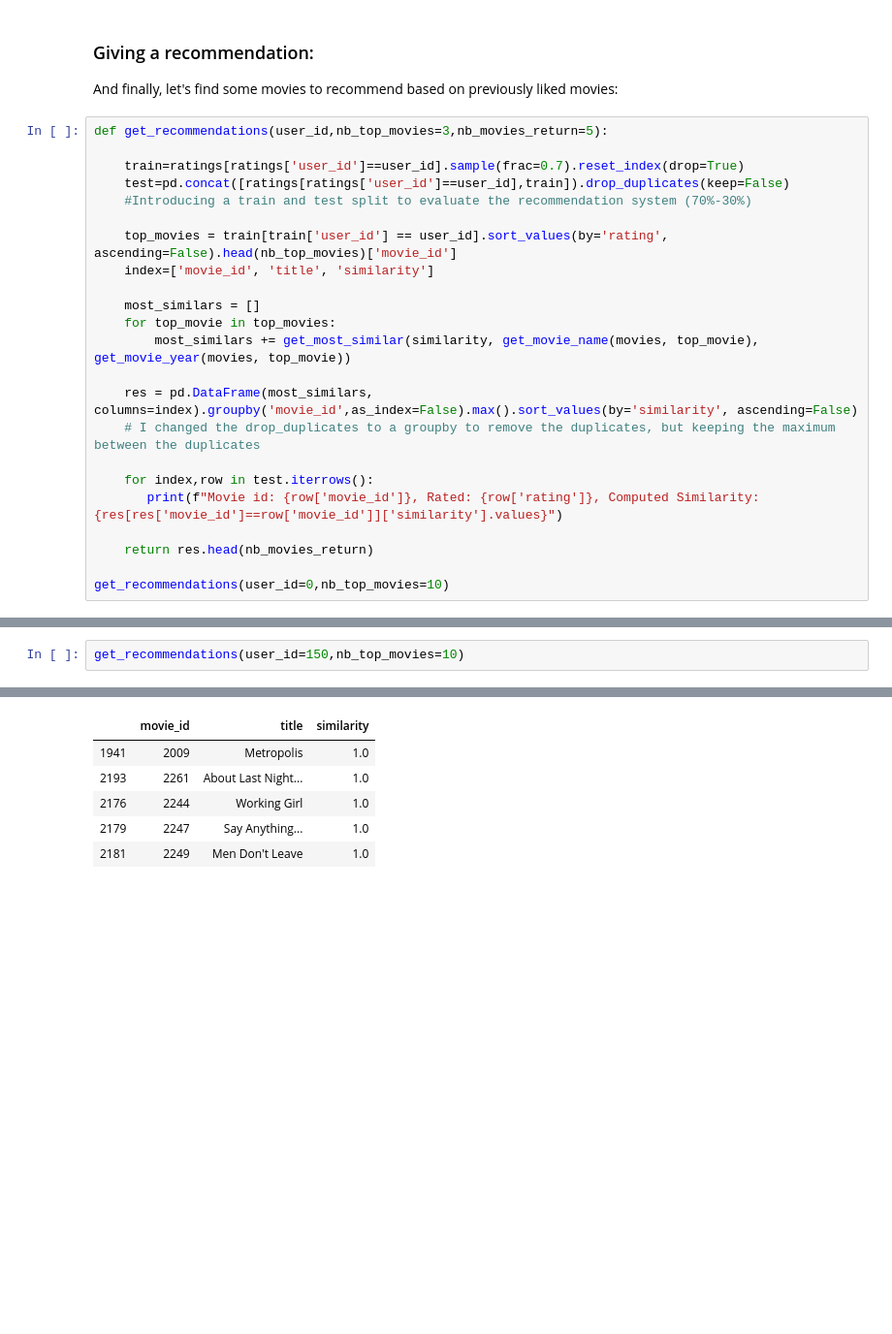
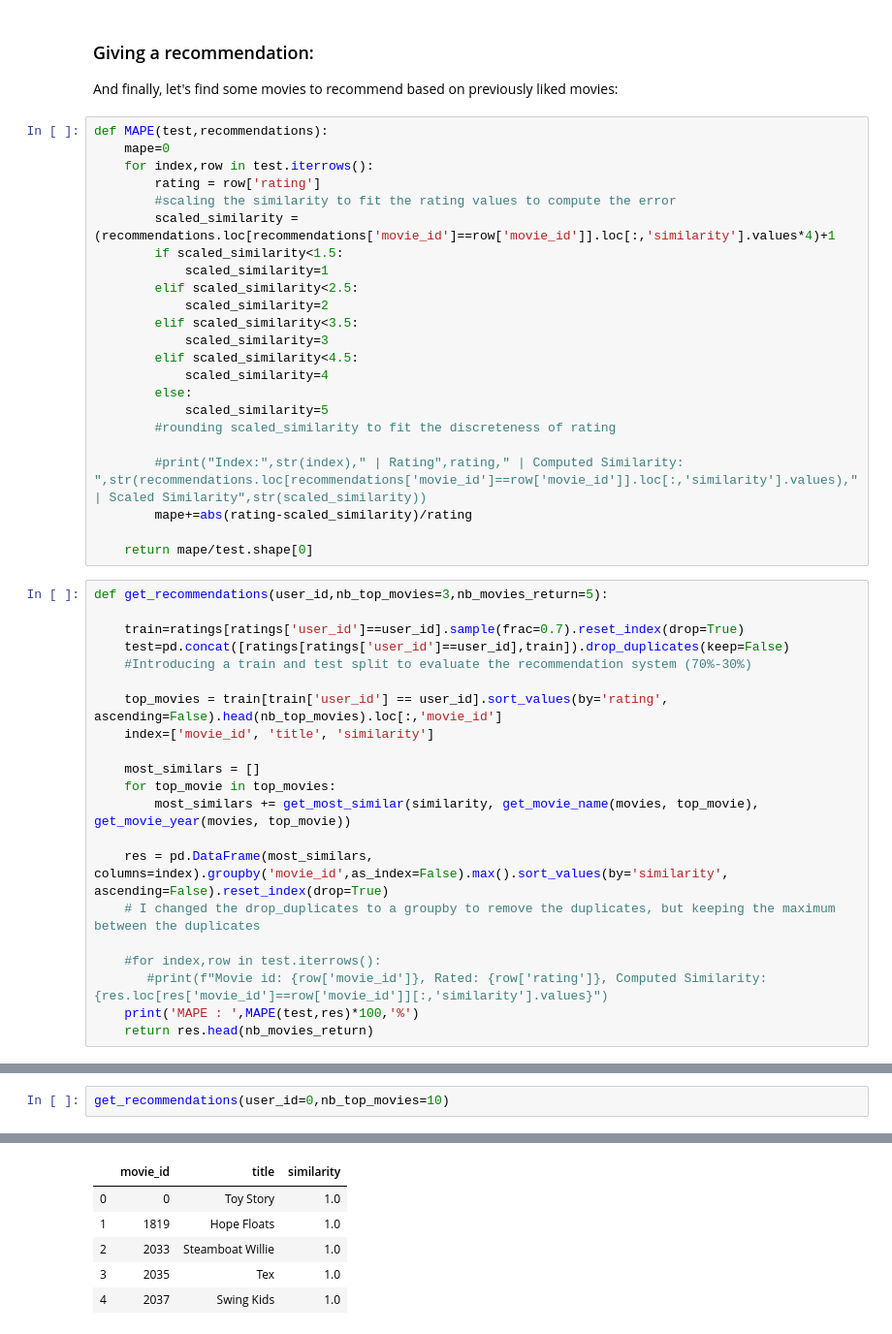
Before and after one commit to vprocure/mle-2020, a Jupyter notebook: project_internship_mle.ipynb, the cells around one changed output, grey strips where cells are left out. Shown at 97% size. Saved outputs shown, nothing was run; the diff lists cells and outputs as text; blank space fills up the shorter version.

```diff
--- a/project_internship_mle.ipynb
+++ b/project_internship_mle.ipynb
@@ -487,6 +502,29 @@ get_most_similar(similarity, 'Psycho', 1960)[:10]
 ### Giving a recommendation:
 
 And finally, let's find some movies to recommend based on previously liked movies:
+# %%
+def MAPE(test,recommendations):
+    mape=0
+    for index,row in test.iterrows():
+        rating = row['rating']
+        #scaling the similarity to fit the rating values to compute the error
+        scaled_similarity = (recommendations.loc[recommendations['movie_id']==row['movie_id']].loc[:,'similarity'].values*4)+1
+        if scaled_similarity<1.5:
+            scaled_similarity=1
+        elif scaled_similarity<2.5:
+            scaled_similarity=2
+        elif scaled_similarity<3.5:
+            scaled_similarity=3
+        elif scaled_similarity<4.5:
+            scaled_similarity=4
+        else:
+            scaled_similarity=5
+        #rounding scaled_similarity to fit the discreteness of rating
+
+        #print("Index:",str(index)," | Rating",rating," | Computed Similarity: ",str(recommendations.loc[recommendations['movie_id']==row['movie_id']].loc[:,'similarity'].values)," | Scaled Similarity",str(scaled_similarity))
+        mape+=abs(rating-scaled_similarity)/rating
+
+    return mape/test.shape[0]
 # %%
 def get_recommendations(user_id,nb_top_movies=3,nb_movies_return=5):
 
@@ -494,19 +532,17 @@ def get_recommendations(user_id,nb_top_movies=3,nb_movies_return=5):
     test=pd.concat([ratings[ratings['user_id']==user_id],train]).drop_duplicates(keep=False)
     #Introducing a train and test split to evaluate the recommendation system (70%-30%)
 
-    top_movies = train[train['user_id'] == user_id].sort_values(by='rating', ascending=False).head(nb_top_movies)['movie_id']
+    top_movies = train[train['user_id'] == user_id].sort_values(by='rating', ascending=False).head(nb_top_movies).loc[:,'movie_id']
     index=['movie_id', 'title', 'similarity']
 
     most_similars = []
     for top_movie in top_movies:
         most_similars += get_most_similar(similarity, get_movie_name(movies, top_movie), get_movie_year(movies, top_movie))
 
-    res = pd.DataFrame(most_similars, columns=index).groupby('movie_id',as_index=False).max().sort_values(by='similarity', ascending=False)
+    res = pd.DataFrame(most_similars, columns=index).groupby('movie_id',as_index=False).max().sort_values(by='similarity', ascending=False).reset_index(drop=True)
     # I changed the drop_duplicates to a groupby to remove the duplicates, but keeping the maximum between the duplicates
 
-    for index,row in test.iterrows():
-       print(f"Movie id: {row['movie_id']}, Rated: {row['rating']}, Computed Similarity: {res[res['movie_id']==row['movie_id']]['similarity'].values}")
-
+    #for index,row in test.iterrows():
+       #print(f"Movie id: {row['movie_id']}, Rated: {row['rating']}, Computed Similarity: {res.loc[res['movie_id']==row['movie_id']][:,'similarity'].values}")
+    print('MAPE : ',MAPE(test,res)*100,'%')
     return res.head(nb_movies_return)
-
-get_recommendations(user_id=0,nb_top_movies=10)
@@ -536,3 +549,3 @@ Movie id: 1245, Rated: 4, Computed Similarity: [1.]
 # %%
-get_recommendations(user_id=150,nb_top_movies=10)
+get_recommendations(user_id=0,nb_top_movies=10)
 # %% [output]
@@ -556,6 +553,6 @@ Movie id: 2984, Rated: 5, Computed Similarity: [1.]
 |  | movie_id | title | similarity |
-| 1941 | 2009 | Metropolis | 1.0 |
-| 2193 | 2261 | About Last Night... | 1.0 |
-| 2176 | 2244 | Working Girl | 1.0 |
-| 2179 | 2247 | Say Anything... | 1.0 |
-| 2181 | 2249 | Men Don't Leave | 1.0 |
+| 0 | 0 | Toy Story | 1.0 |
+| 1 | 1819 | Hope Floats | 1.0 |
+| 2 | 2033 | Steamboat Willie | 1.0 |
+| 3 | 2035 | Tex | 1.0 |
+| 4 | 2037 | Swing Kids | 1.0 |
```
Also changed, not shown: parts of 32 cells of this notebook, 3 other files.
